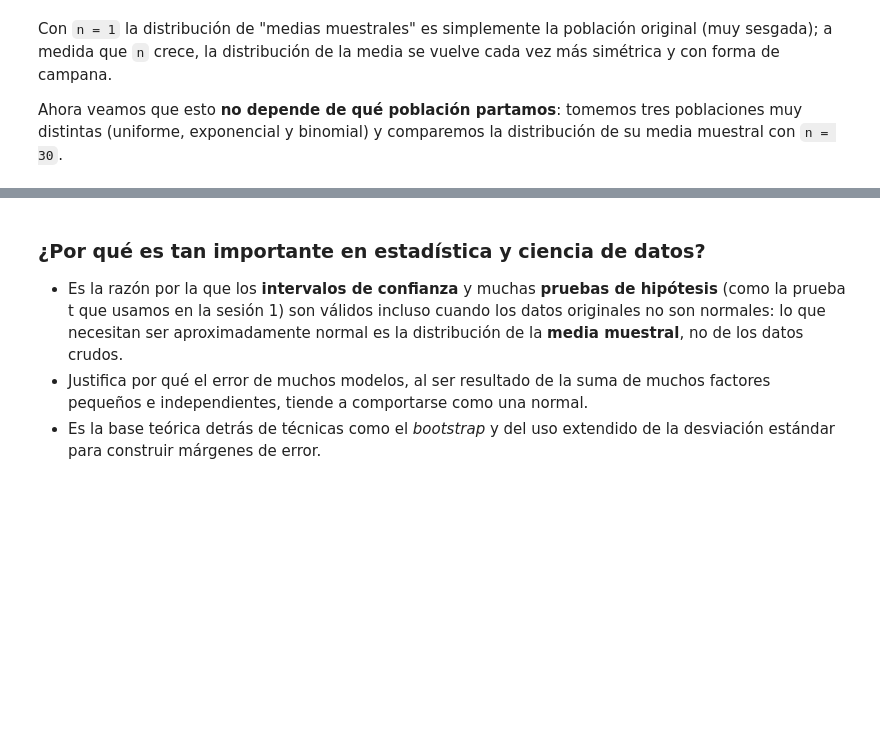
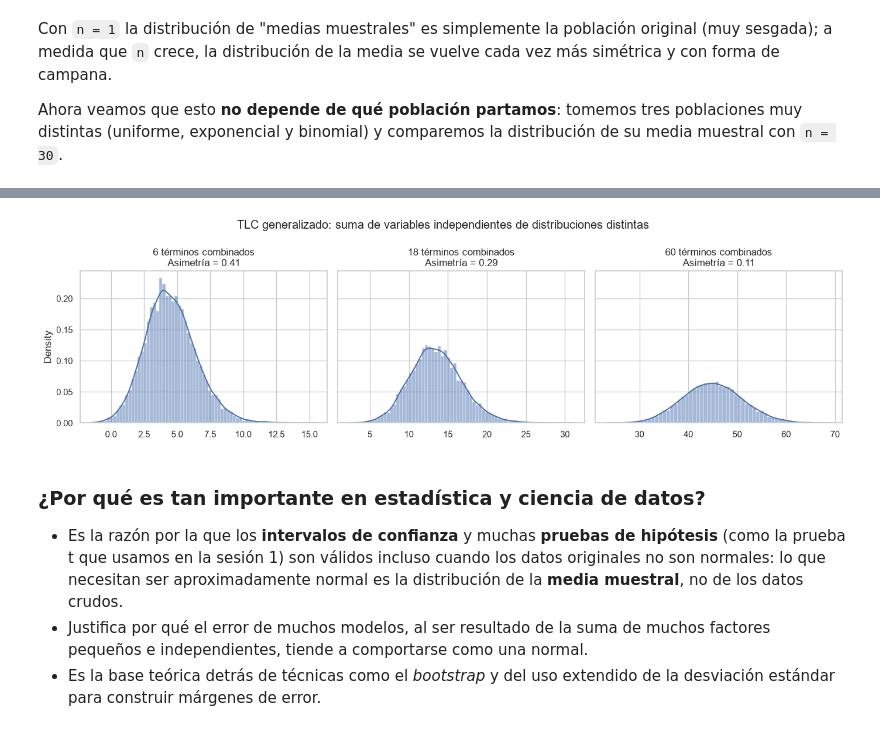
Before and after one commit to nicolasggiraldo/esp_estadistica_202607, a Jupyter notebook: notebooks/03_distribuciones_teoricas_normalidad.ipynb, the cells around one changed output, grey strips where cells are left out. Saved outputs shown, nothing was run; the diff lists cells and outputs as text; code cells hidden in the pictures; blank space fills up the shorter version.

```diff
--- a/notebooks/03_distribuciones_teoricas_normalidad.ipynb
+++ b/notebooks/03_distribuciones_teoricas_normalidad.ipynb
@@ -362,3 +362,28 @@ plt.show()
+# %%
+# 6 distribuciones muy distintas: simétricas, sesgadas a la derecha, sesgadas a la izquierda, discreta
+mixed_distributions = [
+    stats.uniform(0, 1),      # simétrica
+    stats.expon(scale=1),     # sesgada a la derecha
+    stats.binom(10, 0.2),     # discreta, sesgada a la derecha
+    stats.beta(2, 5),         # sesgada a la derecha
+    stats.beta(5, 2),         # sesgada a la izquierda
+    stats.norm(0, 1),         # simétrica
+]
+
+fig, axes = plt.subplots(1, 3, figsize=(14, 4), sharey=True)
+for ax, n_terms in zip(axes, [6, 18, 60]):
+    combined_sum = np.zeros(num_simulations)
+    for i in range(n_terms):
+        distribution = mixed_distributions[i % len(mixed_distributions)]
+        combined_sum += distribution.rvs(size=num_simulations, random_state=rng)
+    sns.histplot(combined_sum, kde=True, stat="density", ax=ax)
+    ax.set_title(f"{n_terms} términos combinados\nAsimetría = {stats.skew(combined_sum):.2f}")
+
+fig.suptitle("TLC generalizado: suma de variables independientes de distribuciones distintas")
+plt.tight_layout()
+plt.show()
+# %% [output]
+[figure, added]
 # %% [markdown]
 ### ¿Por qué es tan importante en estadística y ciencia de datos?
 
```
Also changed, not shown: parts of 12 cells of this notebook.
